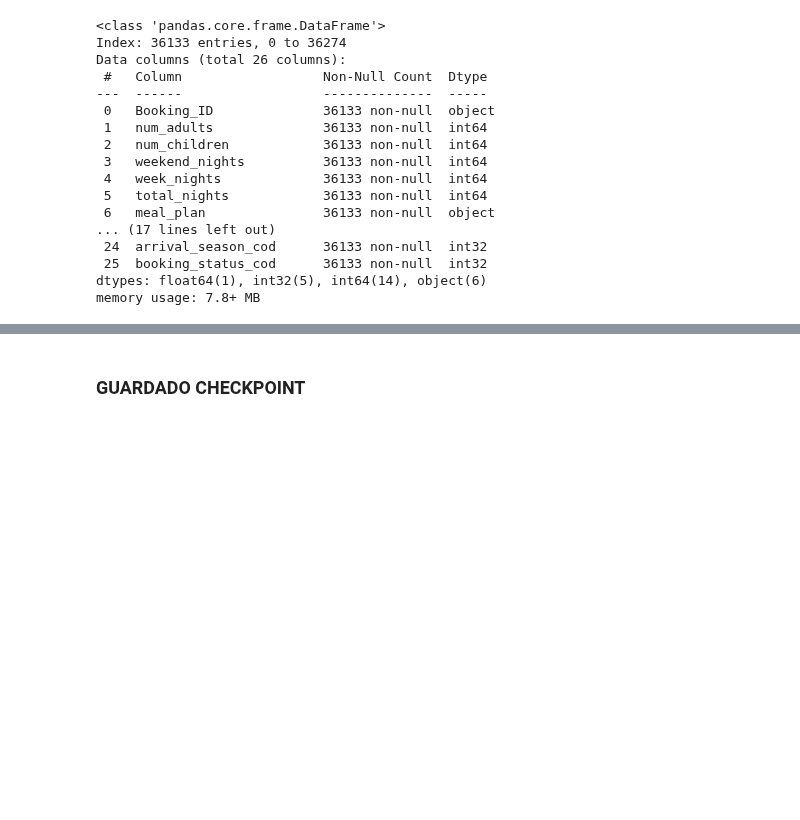
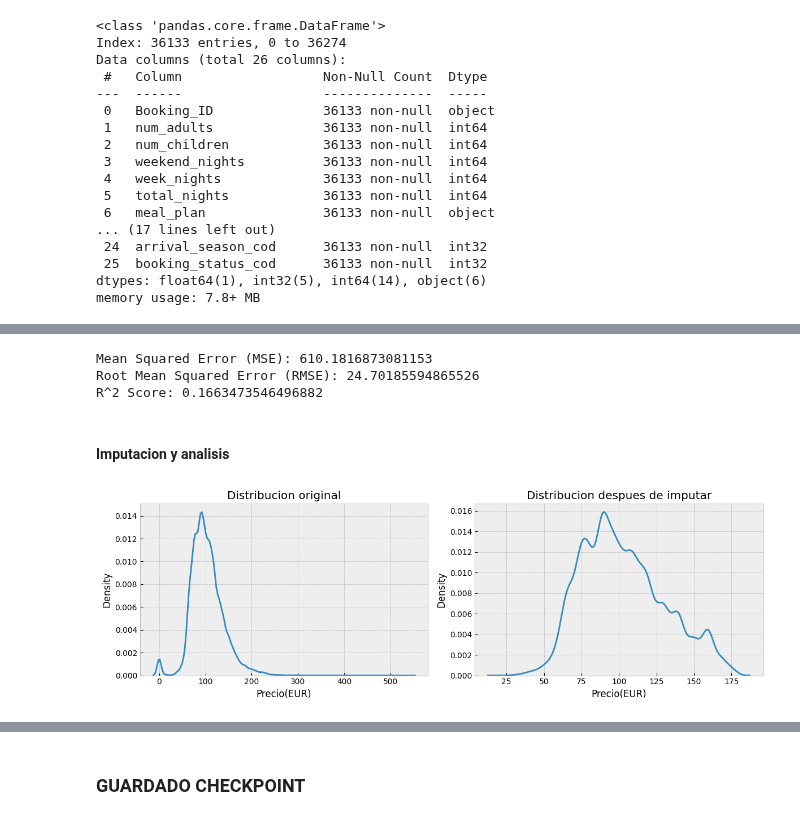
Before and after one commit to arielRas/CoderHouseDataScience-ProyectoFinal, a Jupyter notebook: DataWrangling.ipynb, the cells around one changed output, grey strips where cells are left out. Cells and saved outputs as stored; diff of their text form; code cells hidden in the pictures; blank space fills up the shorter version.

```diff
--- a/DataWrangling.ipynb
+++ b/DataWrangling.ipynb
@@ -615,0 +597,46 @@ memory usage: 7.8+ MB
+# %%
+#SE RESETEA LOS INDICES DEL DATAFRAME PRINCIPAL PARA EVITAR ERRORES
+df = df.reset_index()
+
+#SE AGREGA LA VARIABLE DE OUTLIER AL DATAFRAME PRINCIPAL
+df['is_outlier'] = price.is_outlier
+
+#FEATURE ENGINEERING
+x = df.loc[df.is_outlier == 1, ['num_children','room_type_cod','num_children','mkt_segment_cod']]
+y = df.loc[df.is_outlier == 1, 'avg_price_room']
+
+#SELECCION DE DATOS PARA ENTRENAMIENTO Y TEST
+X_train, X_test, y_train, y_test = train_test_split(x, y, test_size=0.33, random_state=42)
+# %%
+#INSTANCIA, ENTRENAMIENTO Y PREDICCION DEL MODELO KNN
+model = KNeighborsRegressor(n_neighbors=11, algorithm='ball_tree')
+model.fit(X_train, y_train)
+y_pred = model.predict(X_test)
+# %%
+#METRICAS DE REGRESION
+mse = mean_squared_error(y_test, y_pred)
+print(f"Mean Squared Error (MSE): {mse}")
+
+rmse = np.sqrt(mse)
+print(f"Root Mean Squared Error (RMSE): {rmse}")
+
+r2 = r2_score(y_test, y_pred)
+print(f"R^2 Score: {r2}")
+# %% [output]
+Mean Squared Error (MSE): 610.1816873081153
+Root Mean Squared Error (RMSE): 24.70185594865526
+R^2 Score: 0.1663473546496882
+# %% [markdown]
+#### Imputacion y analisis
+# %%
+#SE UTILIZA EL MODELO PARA PREDECIR LOS VALORES DE AQUELLAS INSTANCIAS QUE PRESENTAN OUTLIERS
+x = df.loc[df.is_outlier == -1, ['num_children','room_type_cod','num_children','mkt_segment_cod']]
+y_pred = model.predict(x)
+
+#IMPUTACION DE VALORES OUTLIERS
+df.loc[df.is_outlier == -1, 'avg_price_room'] = y_pred
+# %%
+#GRAFICO DE COMPARACION DE DISTRIBUCIONES
+comparison_dist(price.avg_price_room, df.avg_price_room, 'imputar', 'Precio(EUR)', (12,4))
+# %% [output]
+[figure, added]
```
Also changed, not shown: parts of 23 cells of this notebook, 1 other file.
